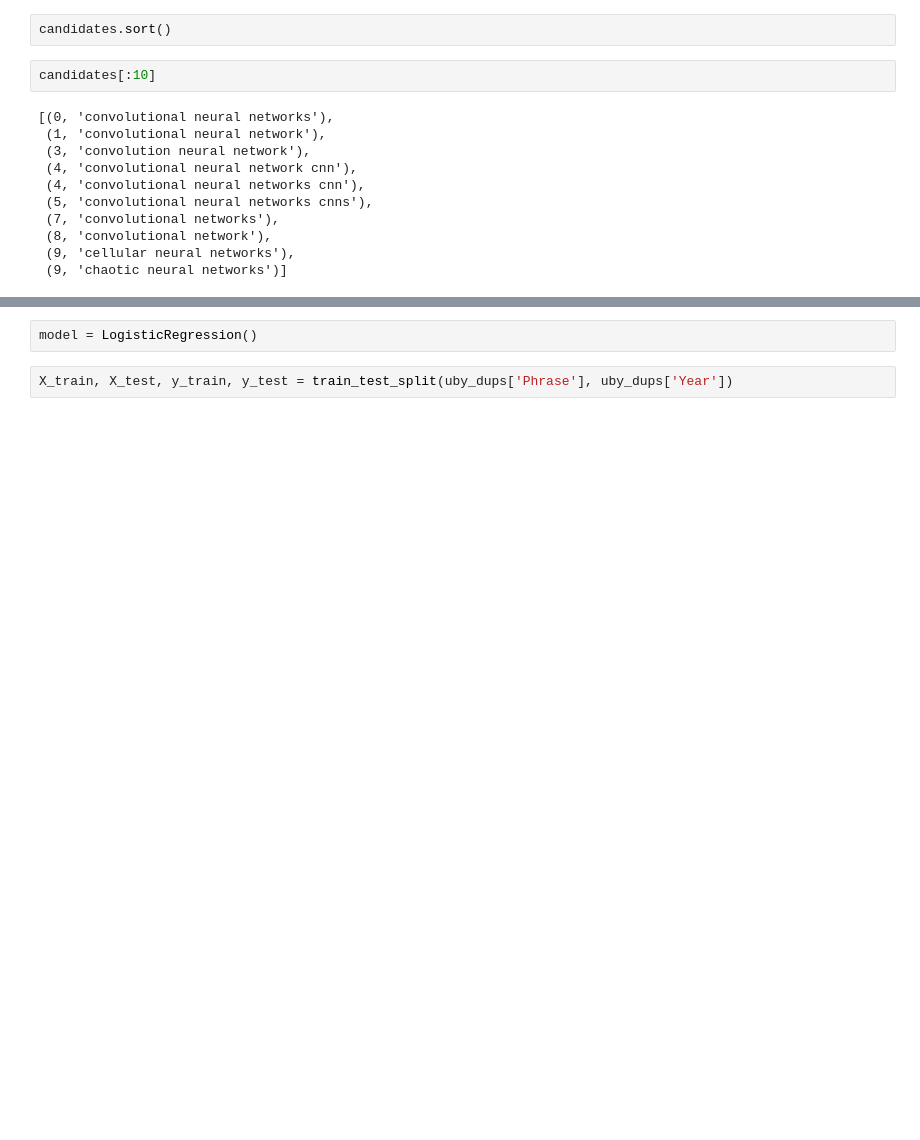
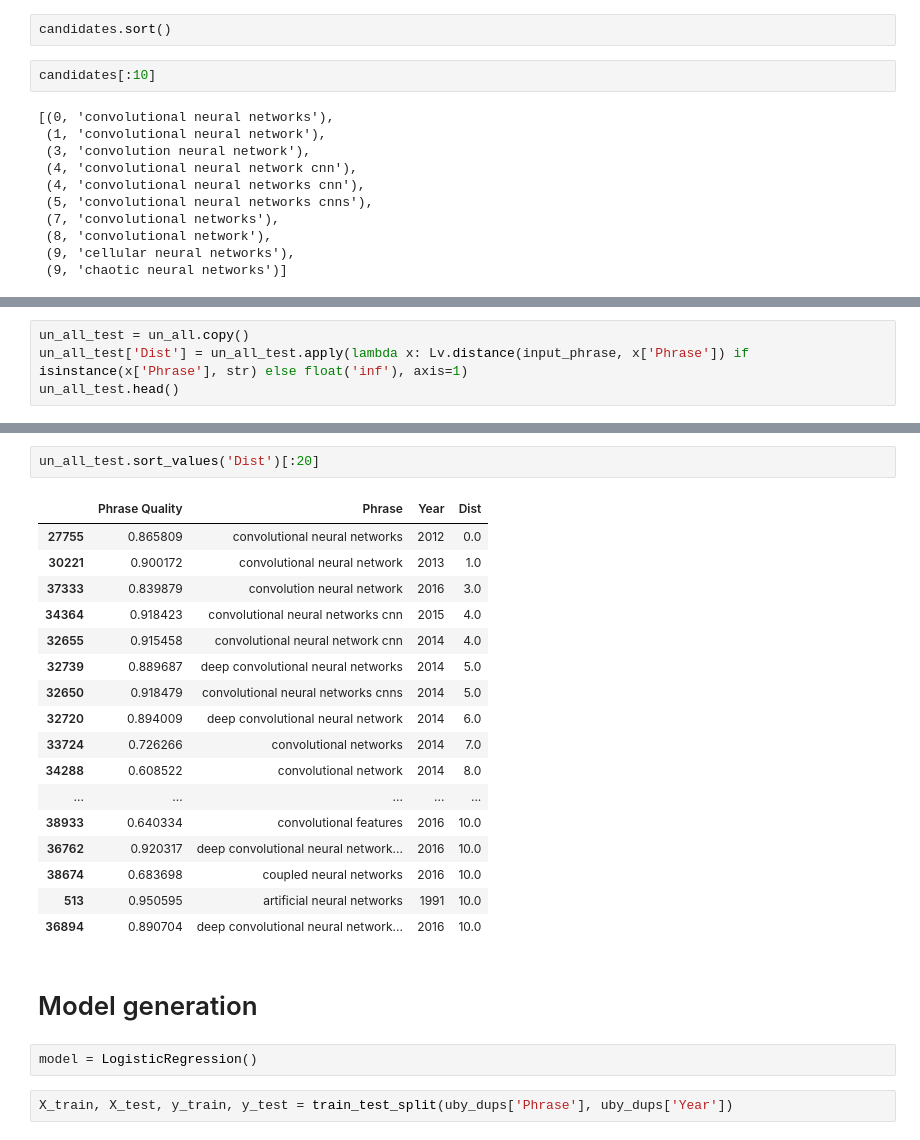
Before and after one commit to jamesjaeyu/autophrase_over_time, a Jupyter notebook: notebooks/model_generation_James.ipynb, the cells around one changed output, grey strips where cells are left out. Drawn from its saved outputs; the diff is of its cells as text; blank space fills up the shorter version.

```diff
--- a/notebooks/model_generation_James.ipynb
+++ b/notebooks/model_generation_James.ipynb
@@ -238,0 +274,4 @@ candidates[:10]
+# %%
+un_all_test = un_all.copy()
+un_all_test['Dist'] = un_all_test.apply(lambda x: Lv.distance(input_phrase, x['Phrase']) if isinstance(x['Phrase'], str) else float('inf'), axis=1)
+un_all_test.head()
@@ -239,3 +285,25 @@ candidates[:10]
+# %%
+un_all_test.sort_values('Dist')[:20]
+# %% [output]
+|  | Phrase Quality | Phrase | Year | Dist |
+| 27755 | 0.865809 | convolutional neural networks | 2012 | 0.0 |
+| 30221 | 0.900172 | convolutional neural network | 2013 | 1.0 |
+| 37333 | 0.839879 | convolution neural network | 2016 | 3.0 |
+| 34364 | 0.918423 | convolutional neural networks cnn | 2015 | 4.0 |
+| 32655 | 0.915458 | convolutional neural network cnn | 2014 | 4.0 |
+| 32739 | 0.889687 | deep convolutional neural networks | 2014 | 5.0 |
+| 32650 | 0.918479 | convolutional neural networks cnns | 2014 | 5.0 |
+| 32720 | 0.894009 | deep convolutional neural network | 2014 | 6.0 |
+| 33724 | 0.726266 | convolutional networks | 2014 | 7.0 |
+| 34288 | 0.608522 | convolutional network | 2014 | 8.0 |
+| ... | ... | ... | ... | ... |
+| 38933 | 0.640334 | convolutional features | 2016 | 10.0 |
+| 36762 | 0.920317 | deep convolutional neural network... | 2016 | 10.0 |
+| 38674 | 0.683698 | coupled neural networks | 2016 | 10.0 |
+| 513 | 0.950595 | artificial neural networks | 1991 | 10.0 |
+| 36894 | 0.890704 | deep convolutional neural network... | 2016 | 10.0 |
+# %% [markdown]
+# Model generation
 # %%
 model = LogisticRegression()
 # %%
```
Also changed, not shown: parts of 8 cells of this notebook.
